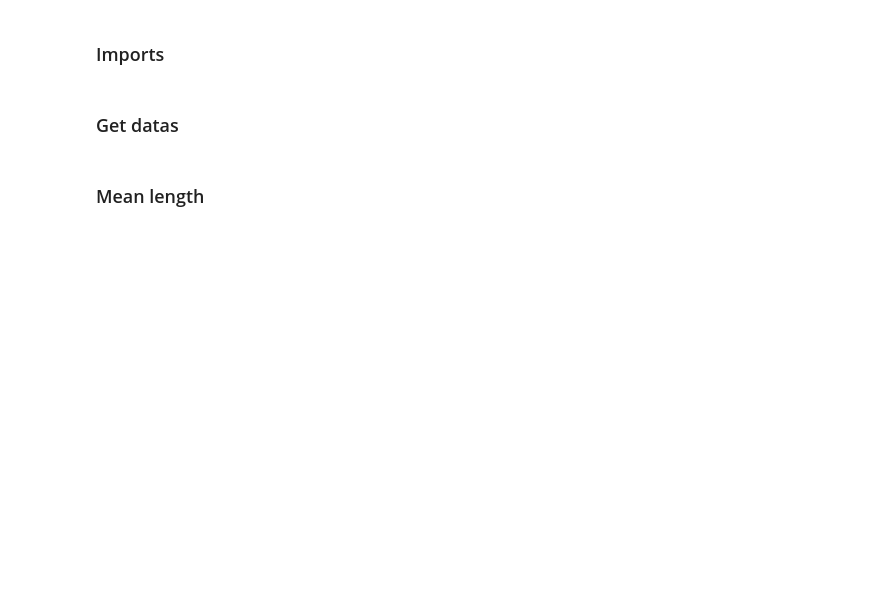
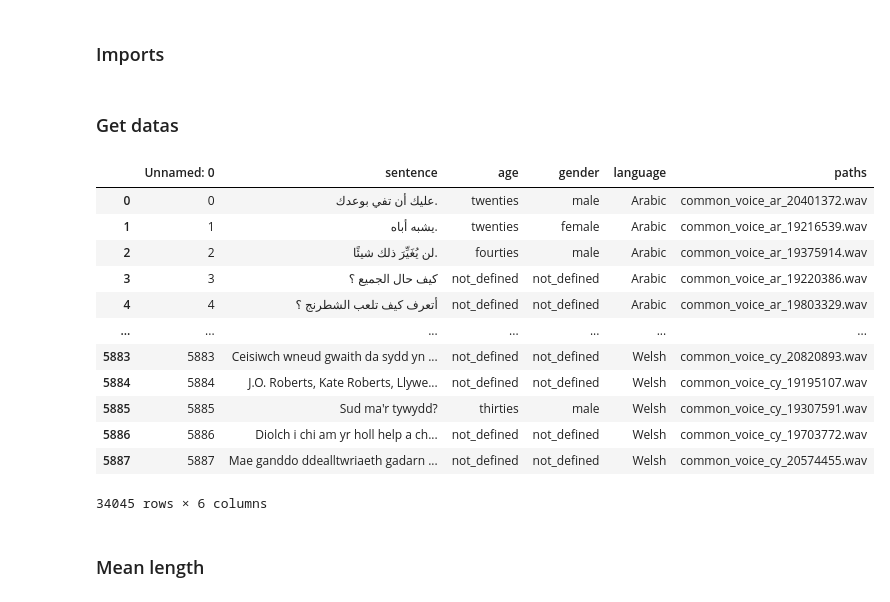
Before and after one commit to Gonxped31/Projet-STT-3795, a Jupyter notebook: src/data_exploration.ipynb, the cells around one changed output. Cells and saved outputs as stored; diff of their text form; code cells hidden in the pictures; blank space fills up the shorter version.

```diff
--- a/src/data_exploration.ipynb
+++ b/src/data_exploration.ipynb
@@ -18,3 +11,25 @@ data_f, train_df, test_df, validation_df = prlib.get_dataframes()
+# %%
+data_f, train_df, test_df, validation_df = prlib.get_dataframes()
+train_df['Length'] = train_df['paths'].apply(lambda x: prlib.get_length(prlib.get_path('train', x)))
+test_df['Length'] = test_df['paths'].apply(lambda x: prlib.get_length(prlib.get_path('test', x)))
+validation_df['Length'] = validation_df['paths'].apply(lambda x: prlib.get_length(prlib.get_path('validation', x)))
+data_f = pd.concat([train_df, test_df, validation_df])
+# %%
+data_f
+# %% [output]
+|  | Unnamed: 0 | sentence | age | gender | language | paths |
+| 0 | 0 | عليك أن تفي بوعدك. | twenties | male | Arabic | common_voice_ar_20401372.wav |
+| 1 | 1 | يشبه أباه. | twenties | female | Arabic | common_voice_ar_19216539.wav |
+| 2 | 2 | لن يُغَيِّرَ ذلك شيئًا. | fourties | male | Arabic | common_voice_ar_19375914.wav |
+| 3 | 3 | كيف حال الجميع ؟ | not_defined | not_defined | Arabic | common_voice_ar_19220386.wav |
+| 4 | 4 | أتعرف كيف تلعب الشطرنج ؟ | not_defined | not_defined | Arabic | common_voice_ar_19803329.wav |
+| ... | ... | ... | ... | ... | ... | ... |
+| 5883 | 5883 | Ceisiwch wneud gwaith da sydd yn ... | not_defined | not_defined | Welsh | common_voice_cy_20820893.wav |
+| 5884 | 5884 | J.O. Roberts, Kate Roberts, Llywe... | not_defined | not_defined | Welsh | common_voice_cy_19195107.wav |
+| 5885 | 5885 | Sud ma'r tywydd? | thirties | male | Welsh | common_voice_cy_19307591.wav |
+| 5886 | 5886 | Diolch i chi am yr holl help a ch... | not_defined | not_defined | Welsh | common_voice_cy_19703772.wav |
+| 5887 | 5887 | Mae ganddo ddealltwriaeth gadarn ... | not_defined | not_defined | Welsh | common_voice_cy_20574455.wav |
+34045 rows × 6 columns
 # %% [markdown]
 ### Mean length
 # %%
```
Also changed, not shown: parts of 9 cells of this notebook, 3 other files.
